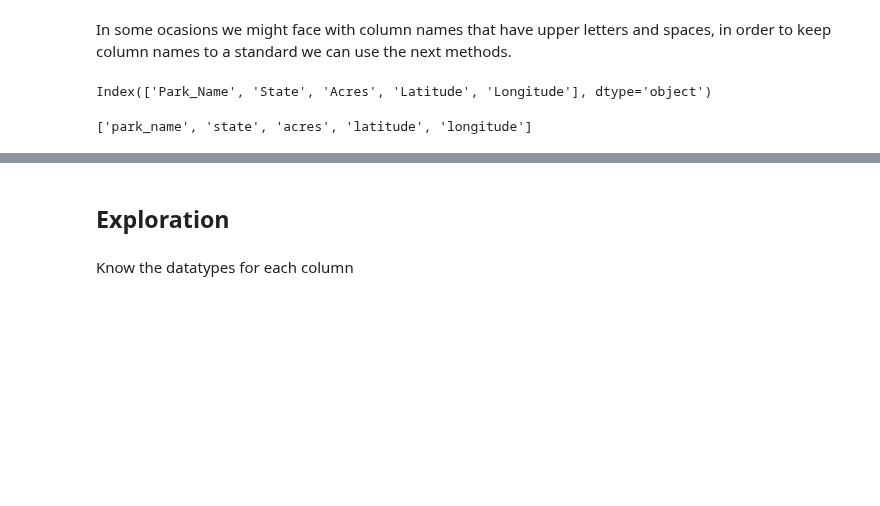
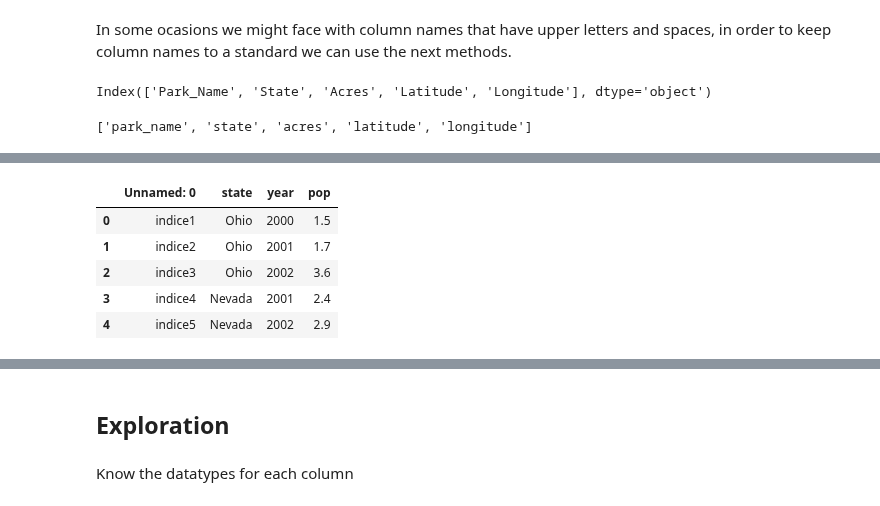
Before and after one commit to vinalyan/Data-Science, a Jupyter notebook: Python/Pandas.ipynb, the cells around one changed output, grey strips where cells are left out. Saved outputs shown, nothing was run; the diff lists cells and outputs as text; code cells hidden in the pictures; blank space fills up the shorter version.

```diff
--- a/Python/Pandas.ipynb
+++ b/Python/Pandas.ipynb
@@ -776,0 +841,19 @@ Index(['Park_Name', 'State', 'Acres', 'Latitude', 'Longitude'], dtype='object')
+# %%
+# let's make a dataframe
+data = {'state': ['Ohio', 'Ohio', 'Ohio', 'Nevada', 'Nevada', 'Nevada'],
+       'year': [2000, 2001, 2002, 2001, 2002, 2003],
+       'pop': [1.5, 1.7, 3.6, 2.4, 2.9, 3.2]}
+data = pd.DataFrame(data, index=['indice1', 'indice2', 'indice3','indice4', 'indice5', 'indice6'])
+# we are going to write the last object in a csv file
+data.to_csv("prueba.csv")
+# we are going to erase the object dataframe
+del data
+# let's load the new csv previously made
+pd.read_csv("prueba.csv").head()
+# %% [output]
+|  | Unnamed: 0 | state | year | pop |
+| 0 | indice1 | Ohio | 2000 | 1.5 |
+| 1 | indice2 | Ohio | 2001 | 1.7 |
+| 2 | indice3 | Ohio | 2002 | 3.6 |
+| 3 | indice4 | Nevada | 2001 | 2.4 |
+| 4 | indice5 | Nevada | 2002 | 2.9 |
```
Also changed, not shown: parts of 12 cells of this notebook.
